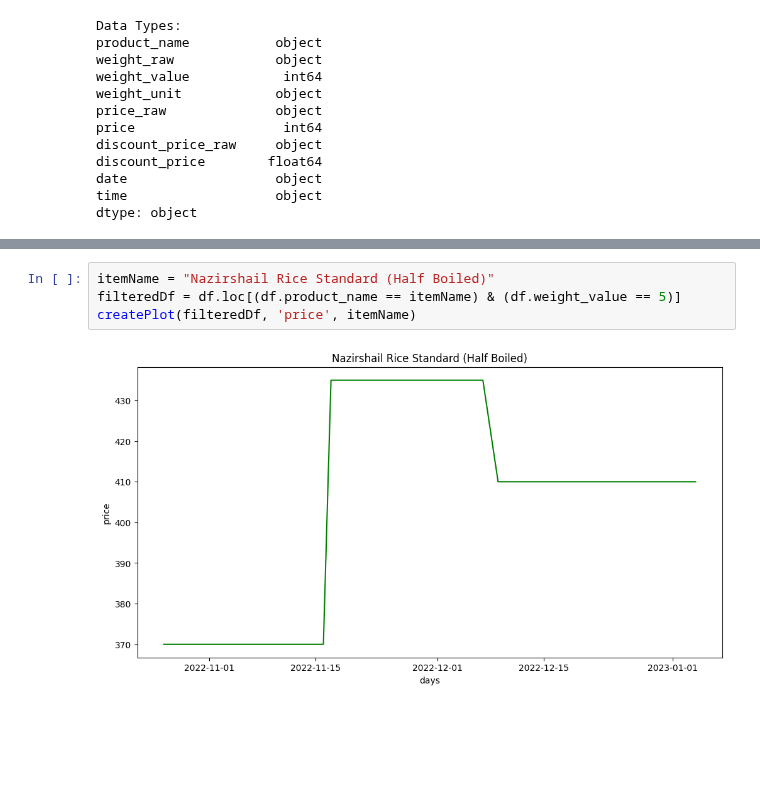
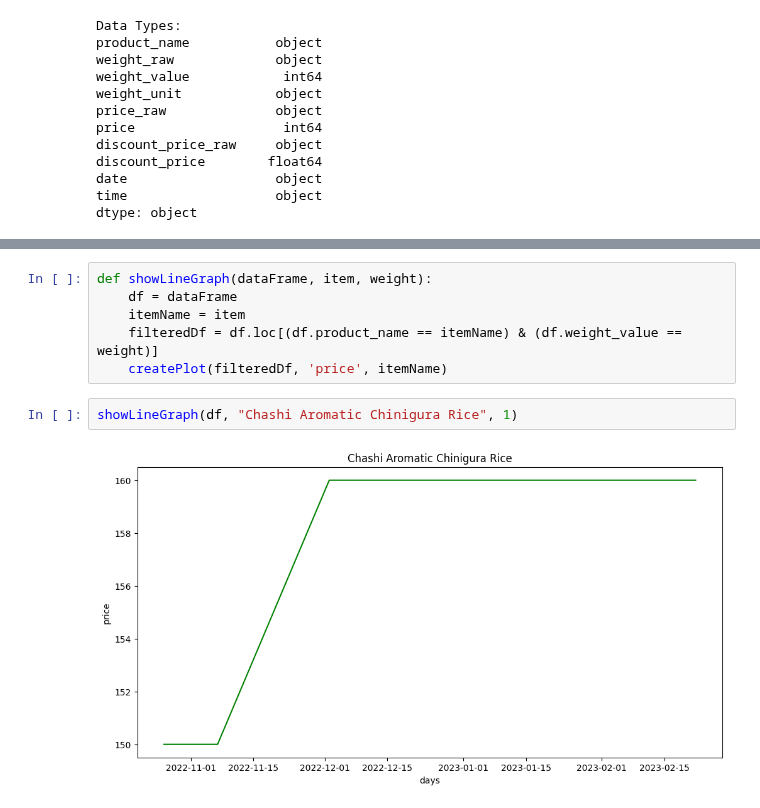
Before and after one commit to Shayokh144/Commodity_Price_Analysis_BD, a Jupyter notebook: visualization/notebook/BasicVisualization.ipynb, the cells around one changed output, grey strips where cells are left out. Drawn from its saved outputs; the diff is of its cells as text; blank space fills up the shorter version.

Commit message:
for new data

```diff
--- a/visualization/notebook/BasicVisualization.ipynb
+++ b/visualization/notebook/BasicVisualization.ipynb
@@ -63,6 +63,10 @@ Sample Data:
+# %%
+def showLineGraph(dataFrame, item, weight):
+    df = dataFrame
+    itemName = item
+    filteredDf = df.loc[(df.product_name == itemName) & (df.weight_value == weight)]
+    createPlot(filteredDf, 'price', itemName)
 # %%
-itemName = "Nazirshail Rice Standard (Half Boiled)"
-filteredDf = df.loc[(df.product_name == itemName) & (df.weight_value == 5)]
-createPlot(filteredDf, 'price', itemName)
+showLineGraph(df, "Chashi Aromatic Chinigura Rice", 1)
 # %% [output]
-[figure, old version]
+[figure, new version]
```
Also changed, not shown: parts of 4 cells of this notebook.
